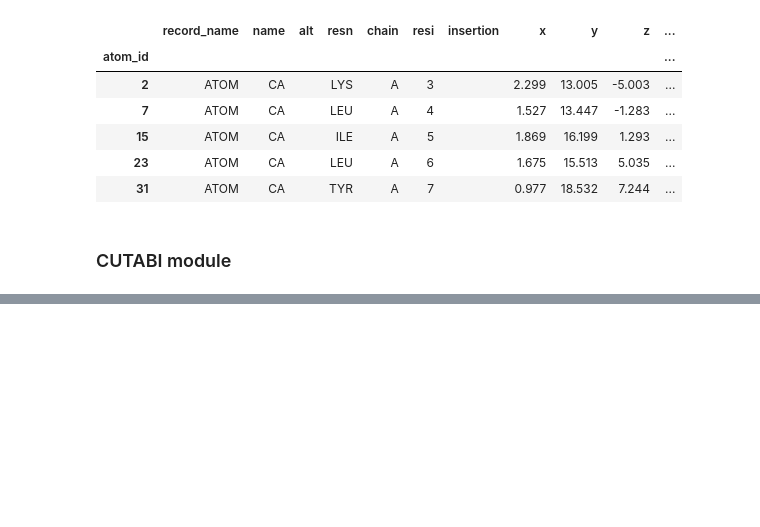
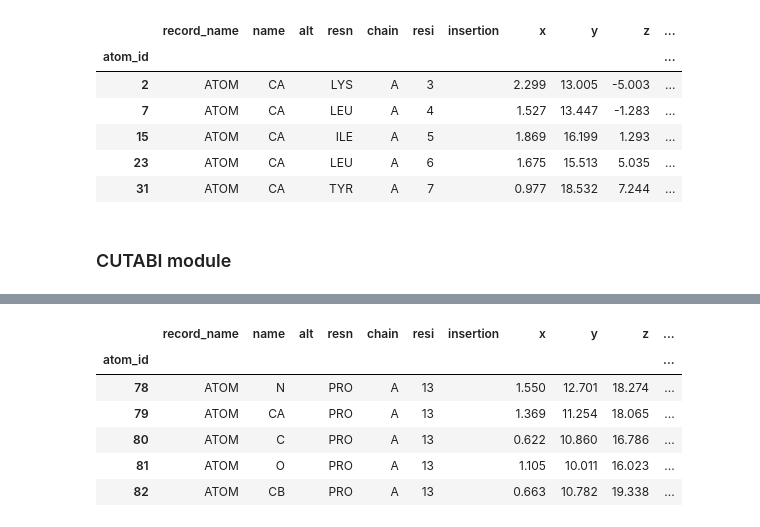
Before and after one commit to NicolasPetiot/md_manager, a Jupyter notebook: basic_usage.ipynb, the cells around one changed output, grey strips where cells are left out. Cells and saved outputs as stored; diff of their text form; code cells hidden in the pictures; blank space fills up the shorter version.

```diff
--- a/basic_usage.ipynb
+++ b/basic_usage.ipynb
@@ -57,0 +81,12 @@ ca.head()
+# %%
+# export the alpha1 helix as new pdb file
+alpha1 = df.query("chain == 'A' and (resi >= 13 and resi <= 25)")
+alpha1.head()
+# %% [output]
+|  | record_name | name | alt | resn | chain | resi | insertion | x | y | z | ... |
+| atom_id |  |  |  |  |  |  |  |  |  |  | ... |
+| 78 | ATOM | N |  | PRO | A | 13 |  | 1.550 | 12.701 | 18.274 | ... |
+| 79 | ATOM | CA |  | PRO | A | 13 |  | 1.369 | 11.254 | 18.065 | ... |
+| 80 | ATOM | C |  | PRO | A | 13 |  | 0.622 | 10.860 | 16.786 | ... |
+| 81 | ATOM | O |  | PRO | A | 13 |  | 1.105 | 10.011 | 16.023 | ... |
+| 82 | ATOM | CB |  | PRO | A | 13 |  | 0.663 | 10.782 | 19.338 | ... |
```
Also changed, not shown: parts of 5 cells of this notebook, 2 other files.
